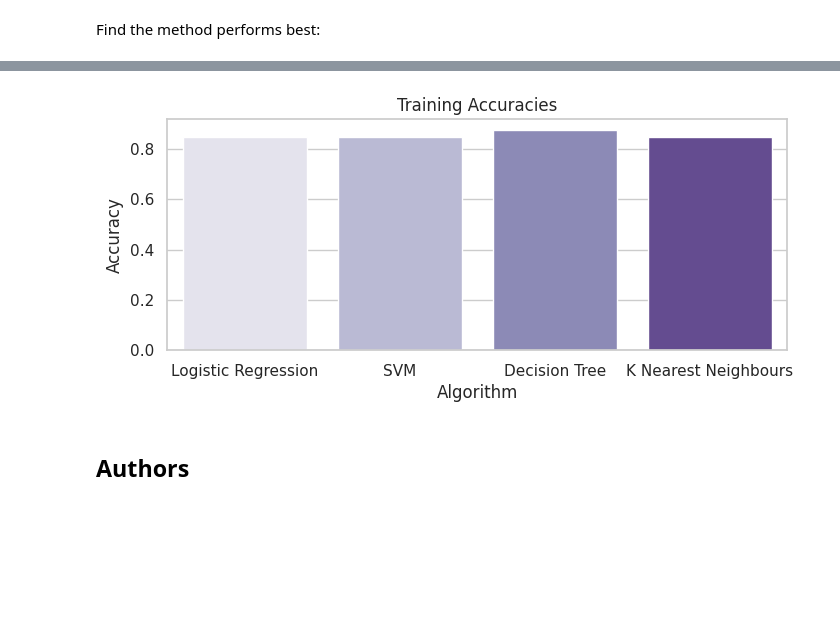
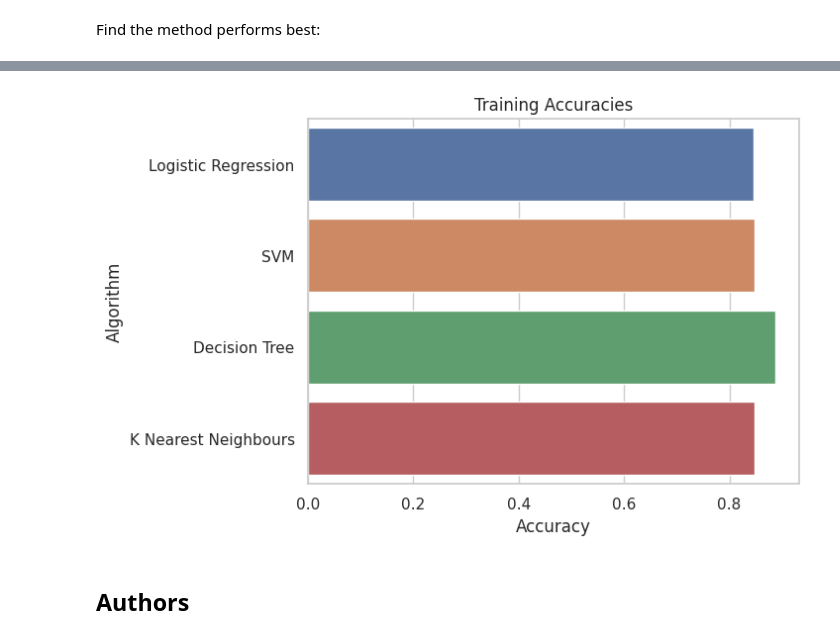
Before and after one commit to datascience-ai-ml/capstone, a Jupyter notebook: IBM-DS0321EN-SkillsNetwork_labs_module_4_SpaceX_Machine_Learning_Prediction_Part_5.jupyterlite.ipynb, the cells around one changed output, grey strips where cells are left out. Saved outputs shown, nothing was run; the diff lists cells and outputs as text; code cells hidden in the pictures; blank space fills up the shorter version.

```diff
--- a/IBM-DS0321EN-SkillsNetwork_labs_module_4_SpaceX_Machine_Learning_Prediction_Part_5.jupyterlite.ipynb
+++ b/IBM-DS0321EN-SkillsNetwork_labs_module_4_SpaceX_Machine_Learning_Prediction_Part_5.jupyterlite.ipynb
@@ -164,7 +164,7 @@ parameters ={'C':[0.01,0.1,1],
 # %%
 parameters = {"C":[0.01,0.1,1],'penalty':['l2'], 'solver':['lbfgs']}# l1 lasso l2 ridge
 lr = LogisticRegression()
-logreg_cv = GridSearchCV(lr, parameters, scoring='accuracy', cv = 10)
+logreg_cv = GridSearchCV(lr, parameters, cv = 10)
 
 logreg_cv.fit(X_train, Y_train)
 # %% [output]
@@ -340,13 +364,12 @@ plt.show()
 # %%
 sns.set(style="whitegrid")
-plt.figure(figsize=(8,3))
-sns.barplot(x=algorithms, y=training_accuracies, palette="Purples")
+sns.barplot(y=algorithms, x=training_accuracies, orient="h")
 plt.title("Training Accuracies")
-plt.xlabel("Algorithm")
-plt.ylabel("Accuracy")
+plt.ylabel("Algorithm")
+plt.xlabel("Accuracy")
 plt.show()
 # %% [output]
-[figure, old version]
+[figure, new version]
 # %% [markdown]
 ## Authors
 # %% [markdown]
```
Also changed, not shown: parts of 9 cells of this notebook.
